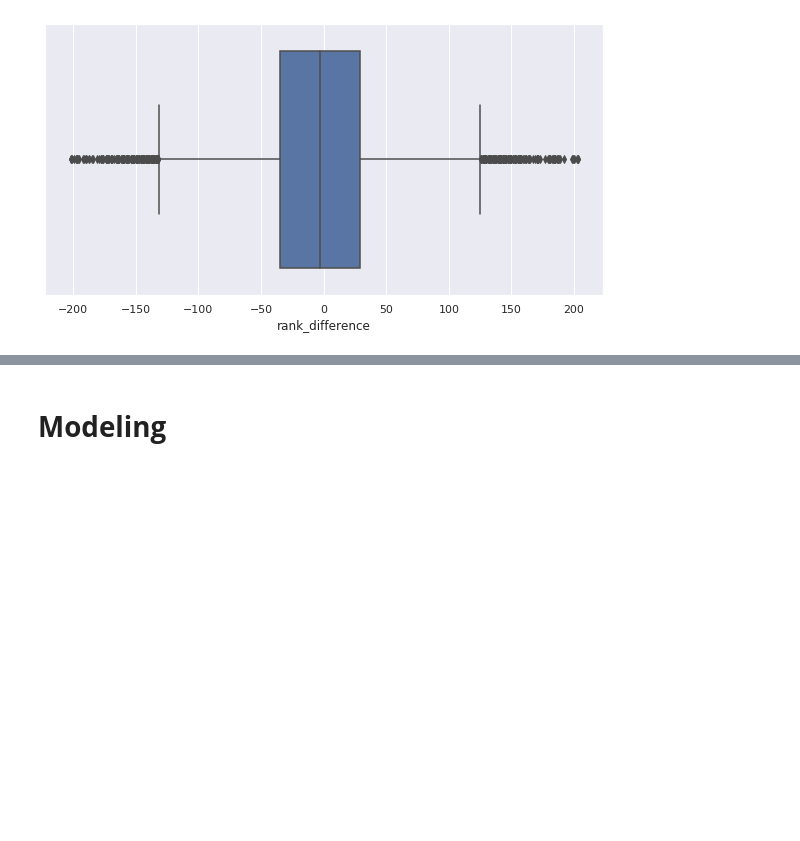
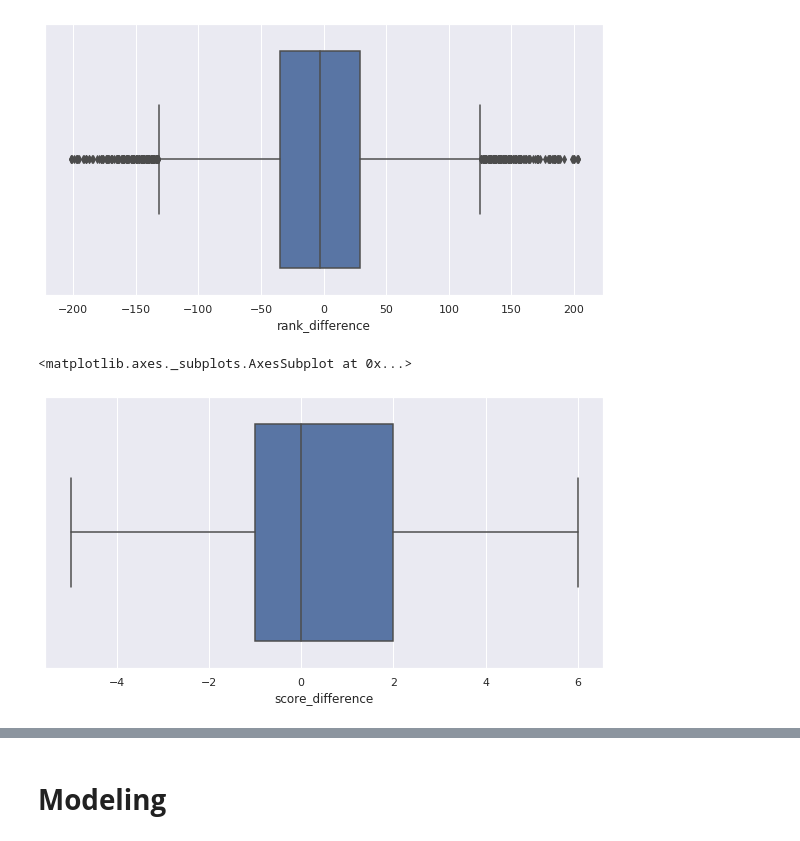
Before and after one commit to melvinmcrn/Project_ML_Soccer-world-cup-2018, a Jupyter notebook: Soccer World Cup 2018 Winner.ipynb, the cells around one changed output, grey strips where cells are left out. Drawn from its saved outputs; the diff is of its cells as text; code cells hidden in the pictures; blank space fills up the shorter version.

Commit message:
clean data (remove outlier)

```diff
--- a/Soccer World Cup 2018 Winner.ipynb
+++ b/Soccer World Cup 2018 Winner.ipynb
@@ -208,3 +228,13 @@ sb.boxplot(x=matches_rank['rank_difference'])
 # %% [output]
 <matplotlib.axes._subplots.AxesSubplot at 0x...>
 [figure]
+# %%
+# remove outlier
+matches_rank_clean = matches_rank[matches_rank['score_difference'] < 7]
+matches_rank_clean = matches_rank_clean[matches_rank_clean['score_difference'] > -6]
+
+fig,_ = plt.subplots(figsize=(10,5))
+sb.boxplot(x=matches_rank_clean['score_difference'])
+# %% [output]
+<matplotlib.axes._subplots.AxesSubplot at 0x...>
+[figure, added]
```
Also changed, not shown: parts of 9 cells of this notebook.
